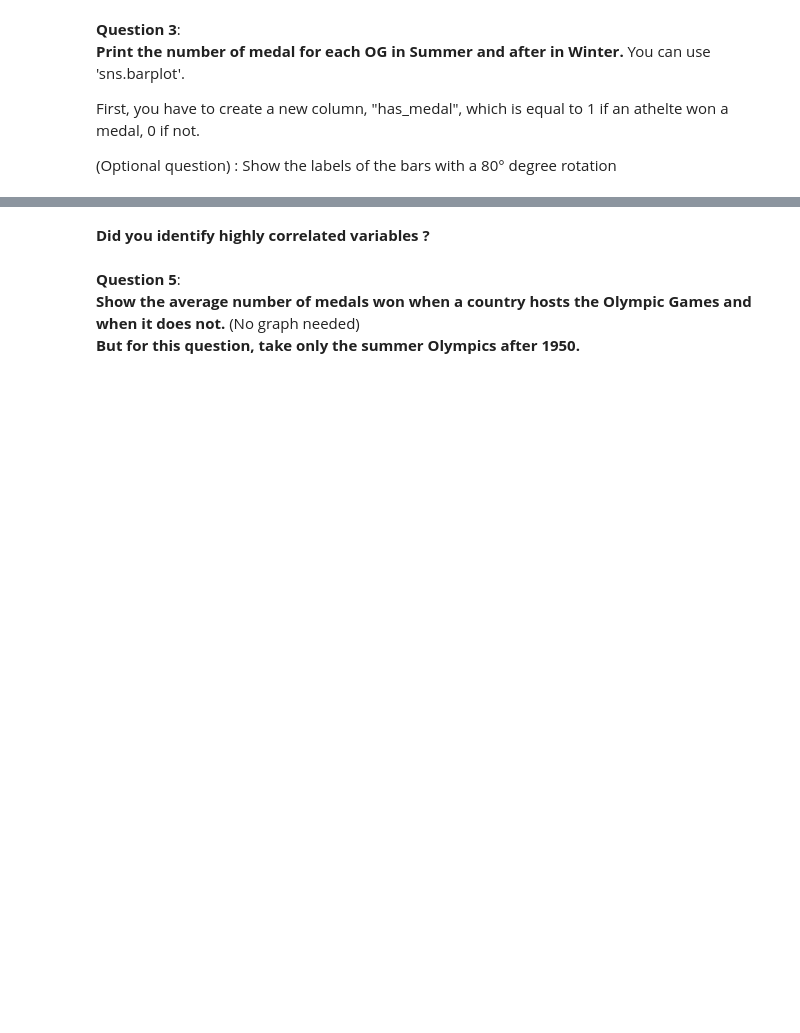
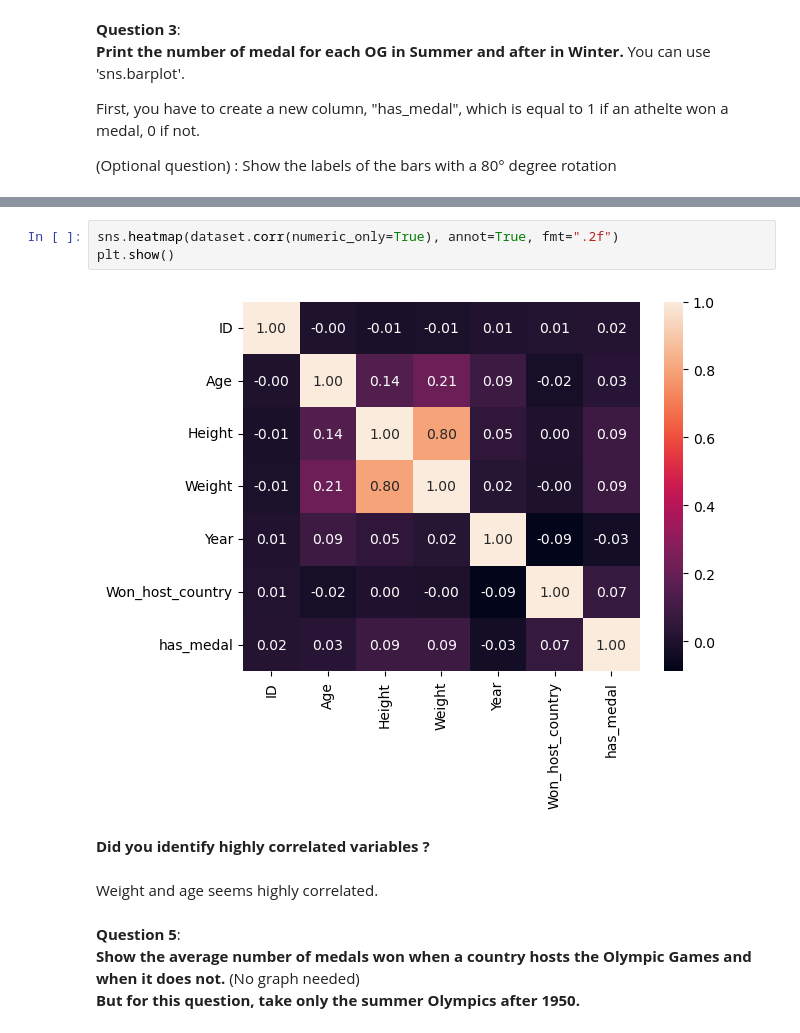
Before and after one commit to waddason/Hi-Paris_bootcamp, a Jupyter notebook: Data_cleaning/Data_visualization.ipynb, the cells around one changed output, grey strips where cells are left out. Saved outputs shown, nothing was run; the diff lists cells and outputs as text; blank space fills up the shorter version.

```diff
--- a/Data_cleaning/Data_visualization.ipynb
+++ b/Data_cleaning/Data_visualization.ipynb
@@ -146,8 +249,15 @@ First, you have to create a new column, "has_medal", which is equal to 1 if an a
 *Note: A correlation is high when its above 0.7*
 - *You can use `numeric_only=True` to only use the numerical variables in `df.corr()`.*
 - *You can use `plt.figure(figsize=(30,20))` to get a larger display of the heatmap.*
+# %%
+sns.heatmap(dataset.corr(numeric_only=True), annot=True, fmt=".2f")
+plt.show()
+# %% [output]
+[figure, added]
 # %% [markdown]
 **Did you identify highly correlated variables  ?**
+# %% [markdown]
+Weight and age seems highly correlated.
 # %% [markdown]
 **Question 5**: <br>
 **Show the average number of medals won when a country hosts the Olympic Games and when it does not.** (No graph needed) <br>
```
Also changed, not shown: parts of 32 cells of this notebook, 5 other files.
